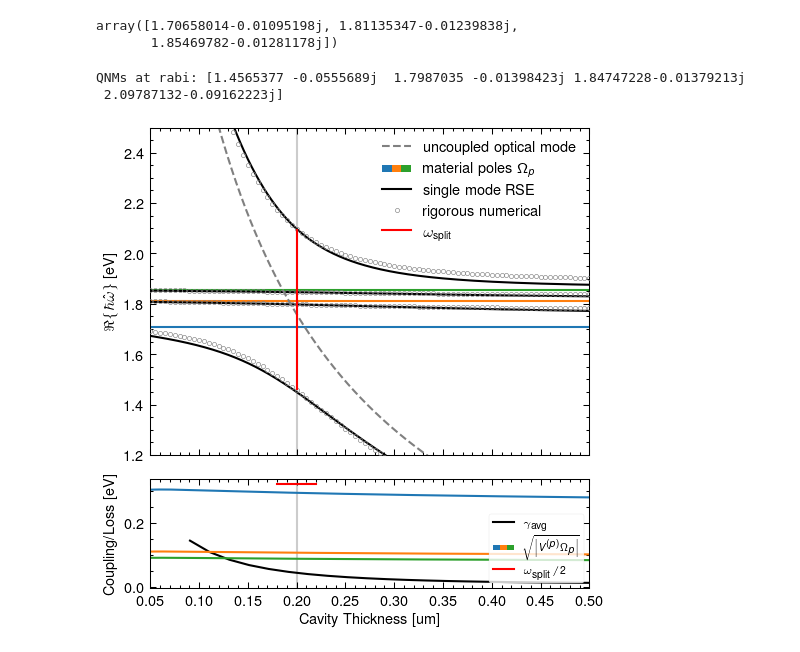
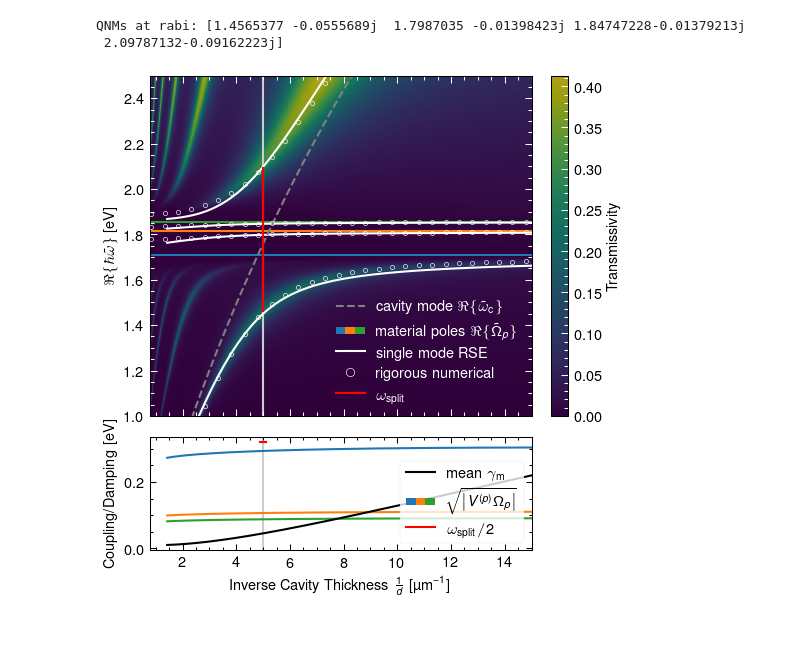
Before and after one commit to jan-david-fischbach/agsurmof, a Jupyter notebook: qnmsc/plot_figure_6.ipynb, the cells around one changed output. Drawn from its saved outputs; the diff is of its cells as text; code cells hidden in the pictures.

```diff
--- a/qnmsc/plot_figure_6.ipynb
+++ b/qnmsc/plot_figure_6.ipynb
@@ -24,8 +23,3 @@ poles = np.sort(kn['poles'][0][0])[-3:] * k0_to_eV
-# %%
-poles
-# %% [output]
-array([1.70658014-0.01095198j, 1.81135347-0.01239838j,
-       1.85469782-0.01281178j])
 # %%
 q_rse   = np.zeros((Nt, 4), dtype=complex)
 gcoeff  = np.zeros((Nt, 3), dtype=complex)
@@ -45,58 +39,91 @@ kcshift *= k0_to_eV
 kc      *= k0_to_eV
 # %%
 X_rse = thickness_surmof*1e6
+# %%
+hbar_omega = np.linspace(1, 2.5, 401)
+inv_d = np.linspace(0.6, 16, 1021)
+E, T = np.meshgrid(hbar_omega, 1/inv_d)
+
+smat = ag_surmof_cavity_smat(
+  E, T
+)
+
+from matplotlib.colors import ListedColormap
+a = 0.7
+my_cmap = plt.cm.viridis(np.arange(plt.cm.viridis.N))
+my_cmap[:,0:3] *= a
+my_cmap = ListedColormap(my_cmap)
 # %%
 from qnmsc.mpl_config import MulticolorPatch, MulticolorPatchHandler
 
+inv_d = True
+Param = 1/X_rse if inv_d else X_rse
+
 domain = [0.7-0.7j, 5.0+0.05j]
 
-fig, axs = plt.subplots(2, 1, sharex=True, figsize=(90*mm, 90*mm), height_ratios=[3,1])
+fig, axs = plt.subplots(2, 1, sharex=True, figsize=(90*mm, 90*mm), height_ratios=[3,1], constrained_layout=True)
+
+plt.sca(axs[0])
+plt.pcolormesh(1/T if inv_d else T, E, np.abs(smat['in', 'out'])**2, zorder=-2, rasterized=True, shading='gouraud', cmap=my_cmap)
+cbar = plt.colorbar(label="Transmissivity")
+
+plt.tick_params(which='both', color="white")
+cbar.ax.tick_params(which='both', color="white")
+
+for which, length, width in zip(['major', 'minor'], [3.5, 2], [0.5,0.5]):
+  plt.tick_params(which=which, length=length, width=width)
+  cbar.ax.tick_params(which=which, length=length, width=width)
 
 fig, axs, om_os, Cs, param = plot_splitting(
-    1,3,1,1,domain, inv_d=False, return_fit=True, plot_dots=False, n_interp=60, axs=axs,
-    plot_cavity_mode=False, c_higher=[0,0,0,0], plot_extracted_coupling=False, scatter_numerical=True, fill_legend=False)
+    1,3,1,1,domain, inv_d=inv_d, return_fit=True, plot_dots=False, n_interp=200,
+    axs=axs, ylim=(min(hbar_omega), max(hbar_omega)),
+    plot_cavity_mode=False, c_higher=[0,0,0,0], c_fundamental="white",
+    plot_extracted_coupling=False, scatter_numerical=True)
+
 
 plt.sca(axs[1])
-plt.plot(X_rse, np.abs(np.sqrt(gcoeff*poles)))
+plt.plot(Param, np.abs(np.sqrt(gcoeff*poles)))
+plt.plot(Param, np.mean(-q_rse.imag, axis=-1), color="k", label="mean $\gamma_\mathrm{m}$")
 
 plt.plot([],[], color="r", label=r"$\omega_\mathrm{split}/2$")
 #plt.gca().get_legend().remove()
-plt.ylabel(r"Coupling/Loss [eV]")
+plt.ylabel(r"Coupling/Damping [eV]")
 
 # ------ get the legend-entries that are already attached to the axis
 h, l = axs[1].get_legend_handles_labels()
 
 # ------ append the multicolor legend patches
 h.insert(1, MulticolorPatch(['C0', 'C1', 'C2']))
 l.insert(1, r"$\sqrt{\left|V^{(p)}\Omega_p\right|}$")
 
-plt.legend(h, l, fontsize=5, loc="lower right", frameon=True, handler_map={MulticolorPatch: MulticolorPatchHandler()})
+plt.legend(h, l, loc="lower right", frameon=True, handler_map={MulticolorPatch: MulticolorPatchHandler()})
 
-#plt.xlim(1.5, 15)
-plt.xlim(0.05, 0.5)
-plt.ylim()
+if inv_d:
+  plt.xlim(0.8, 15)
+else:
+  plt.xlim(0.05, 0.5)
 
 plt.sca(axs[0])
-plt.plot(X_rse, q_rse.real, color="k")
-#plt.plot(X_rse, kcshift.real)
-plt.plot(X_rse, kc.real, "gray", ls="--")
+plt.plot(Param, q_rse.real, color="white")
+#plt.plot(Param, kcshift.real)
+plt.plot(Param, kc.real, "gray", ls="--")
 
 
-plt.plot([], [], color="gray", ls="--", label="uncoupled optical mode")
-plt.plot([], [], color="k", label="single mode RSE")
-plt.plot([], [], label="rigorous numerical", mec="gray", marker="o", mfc="none", ls="none", ms=2)
+plt.plot([], [], color="gray", ls="--", label=r"cavity mode $\Re\{\tilde{\omega}_\mathrm{c}\}$")
+plt.plot([], [], color="white", label="single mode RSE")
+plt.plot([], [], label="rigorous numerical", mec="white", marker="o", mfc="none", ls="none", ms=4)
 plt.plot([], [], color="r", label="$\omega_\mathrm{split}$")
 
 # ------ get the legend-entries that are already attached to the axis
 h, l = axs[0].get_legend_handles_labels()
 
 # ------ append the multicolor legend patches
 h.insert(1, MulticolorPatch(['C0', 'C1', 'C2']))
-l.insert(1, r"material poles $\Omega_p$")
+l.insert(1, r"material poles $\Re\{\tilde{\Omega}_p\}$")
 
-plt.legend(h, l, handler_map={MulticolorPatch: MulticolorPatchHandler()})
+plt.legend(h, l, handler_map={MulticolorPatch: MulticolorPatchHandler()}, labelcolor="white", loc="lower right")
 plt.savefig("out/SMA_RSE.pdf", bbox_inches="tight")
 # %% [output]
 QNMs at rabi: [1.4565377 -0.0555689j  1.7987035 -0.01398423j 1.84747228-0.01379213j
  2.09787132-0.09162223j]
-[figure, old version]
+[figure, new version]
```
Also changed, not shown: parts of 7 cells of this notebook, 7 other files.
